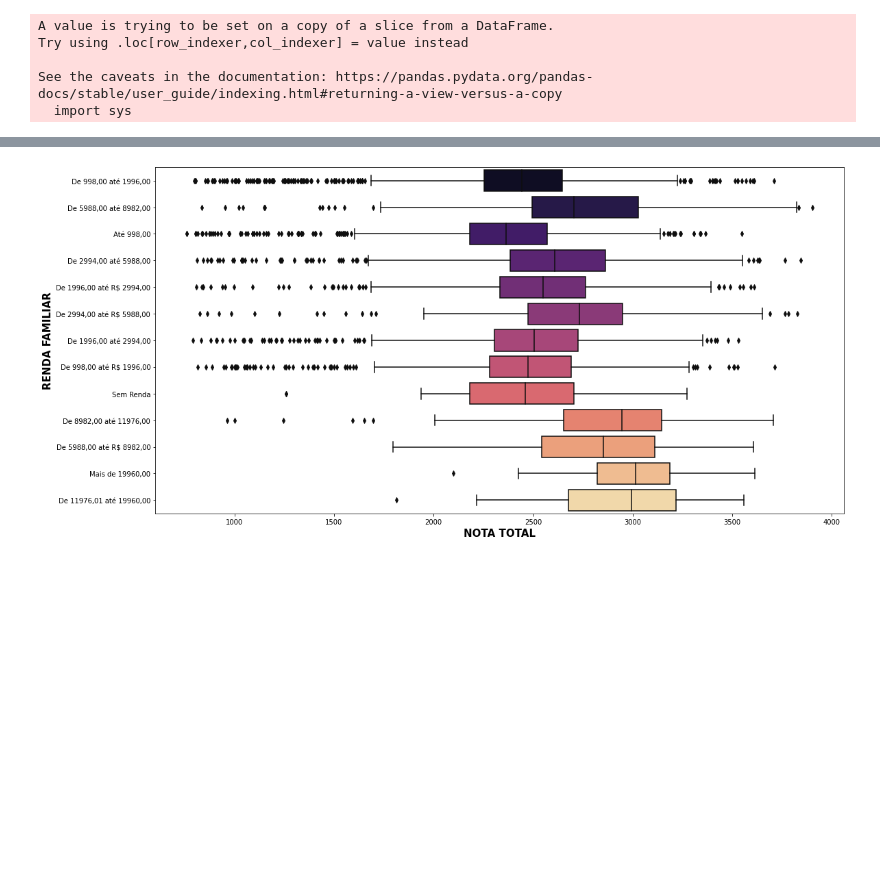
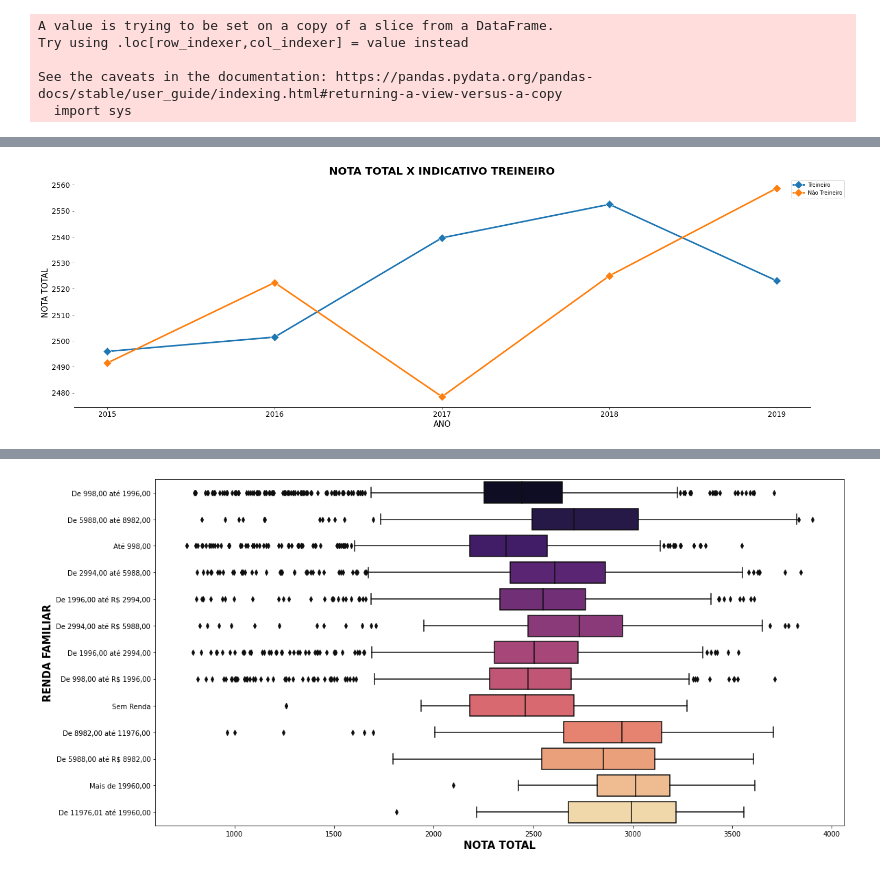
Before and after one commit to NophaieViscente/AnaliseDadosENEM, a Jupyter notebook: Analisando_Dados_da_Educação_ENEM_SC_Mesorregião_Serrana_|_Microrregião_de_Curitibanos.ipynb, the cells around one changed output, grey strips where cells are left out. Drawn from its saved outputs; the diff is of its cells as text; code cells hidden in the pictures; blank space fills up the shorter version.

```diff
--- a/Analisando_Dados_da_Educação_ENEM_SC_Mesorregião_Serrana_|_Microrregião_de_Curitibanos.ipynb
+++ b/Analisando_Dados_da_Educação_ENEM_SC_Mesorregião_Serrana_|_Microrregião_de_Curitibanos.ipynb
@@ -249,3 +273,8 @@ for axis in ['top', 'right', 'left']:
+# %%
+GraficoLinha((25,8),dados_rs_sem_nota_zero,'NU_ANO','NU_NOTA_TOTAL','IN_TREINEIRO',None,'D',3,11,'NOTA TOTAL X INDICATIVO TREINEIRO',
+             ['Treineiro','Não Treineiro'],(1.05,1),13.5,'ANO','NOTA TOTAL',[2015,2016,2017,2018,2019])
+# %% [output]
+[figure, added]
 # %%
 dicionario_acesso_internet = {'A' : 'Não tem acesso a internet em casa','B':'Tem acesso de internet em casa'}
 dados_rs_sem_nota_zero['Q025'] = dados_rs_sem_nota_zero['Q025'].replace(dicionario_acesso_internet)
```
Also changed, not shown: parts of 5 cells of this notebook.
